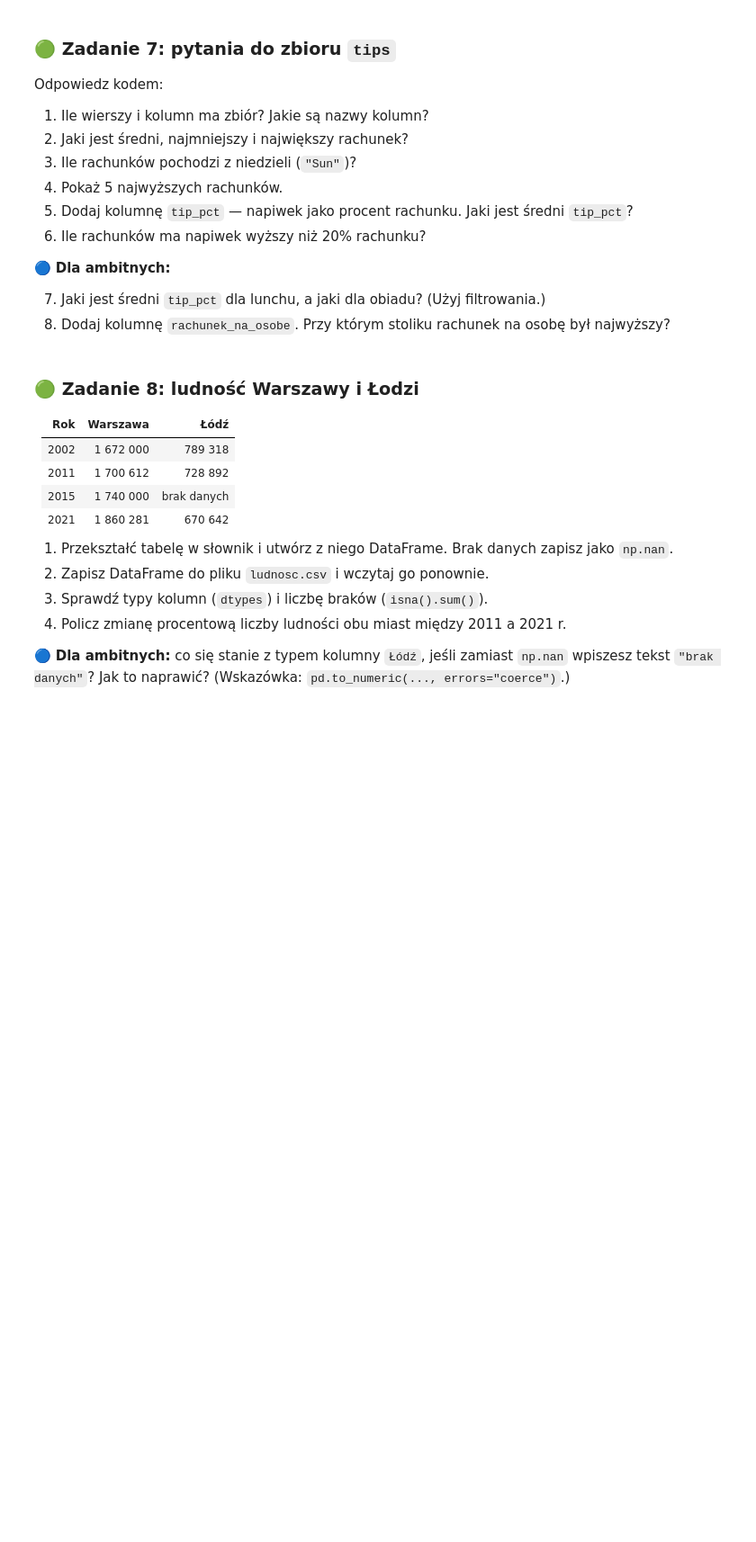
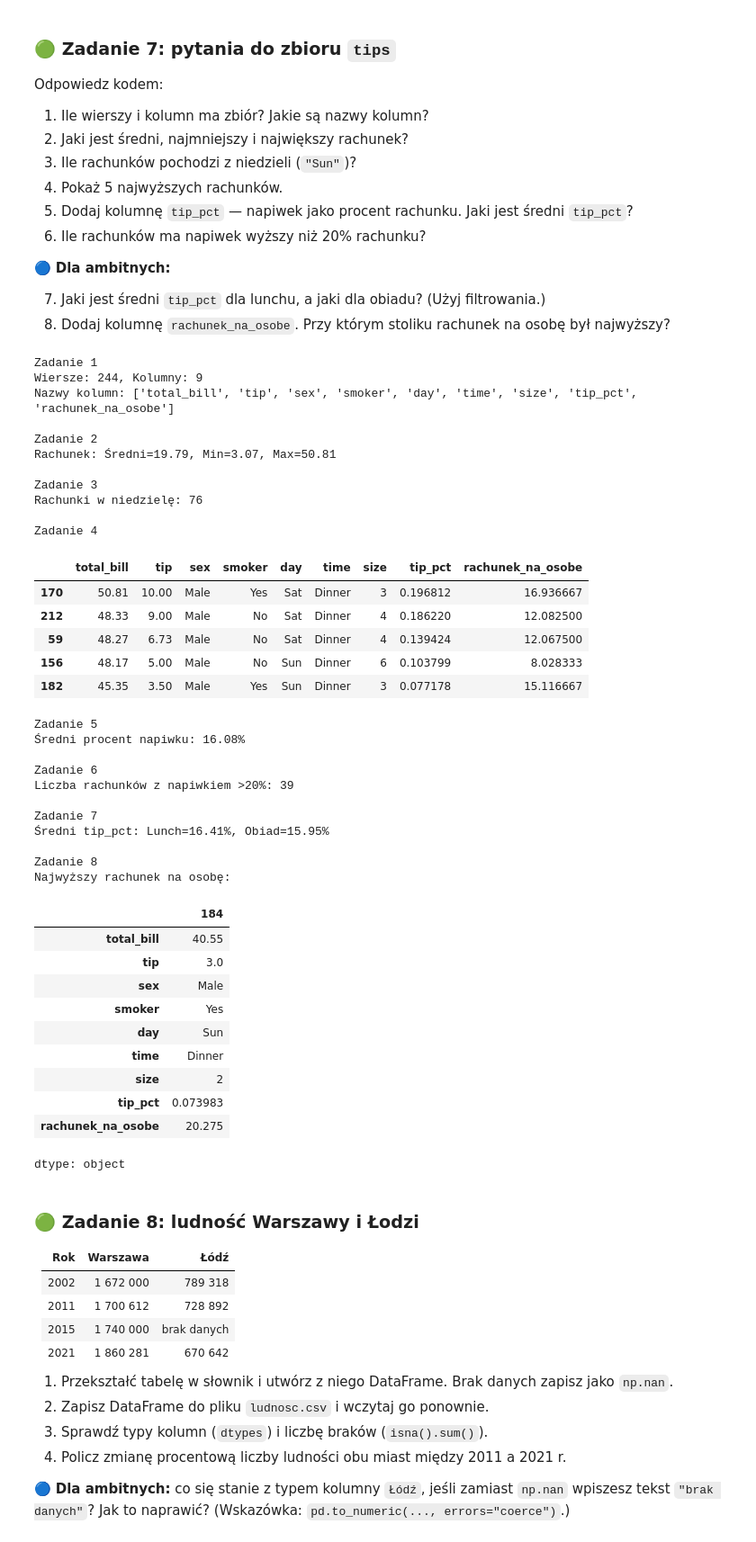
Before and after one commit to wUssopp/Eksploracja-Danych, a Jupyter notebook: ED_Lab1_python_do_analizy_danych.ipynb, the cells around one changed output. Shown at 90% size. Saved outputs shown, nothing was run; the diff lists cells and outputs as text; code cells hidden in the pictures; blank space fills up the shorter version.

```diff
--- a/ED_Lab1_python_do_analizy_danych.ipynb
+++ b/ED_Lab1_python_do_analizy_danych.ipynb
@@ -349,3 +619,77 @@ Odpowiedz kodem:
+# %%
+print("\nZadanie 1")
+print(f"Wiersze: {df.shape[0]}, Kolumny: {df.shape[1]}")
+print(f"Nazwy kolumn: {list(df.columns)}")
+
+print("\nZadanie 2")
+print(f"Rachunek: Średni={df['total_bill'].mean():.2f}, Min={df['total_bill'].min()}, Max={df['total_bill'].max()}")
+
+print("\nZadanie 3")
+ile_niedziela = (df["day"] == "Sun").sum()
+print(f"Rachunki w niedzielę: {ile_niedziela}")
+
+print("\nZadanie 4")
+najwyzsze_rachunki = df.nlargest(5, "total_bill")
+display(najwyzsze_rachunki)
+
+print("\nZadanie 5")
+df["tip_pct"] = df["tip"] / df["total_bill"]
+print(f"Średni procent napiwku: {df['tip_pct'].mean()*100:.2f}%")
+
+print("\nZadanie 6")
+ile_ponad_20 = (df["tip_pct"] > 0.20).sum()
+print(f"Liczba rachunków z napiwkiem >20%: {ile_ponad_20}")
+
+print("\nZadanie 7")
+srednia_lunch = df.loc[df["time"] == "Lunch", "tip_pct"].mean()
+srednia_obiad = df.loc[df["time"] == "Dinner", "tip_pct"].mean()
+print(f"Średni tip_pct: Lunch={srednia_lunch*100:.2f}%, Obiad={srednia_obiad*100:.2f}%")
+
+print("\nZadanie 8")
+df["rachunek_na_osobe"] = df["total_bill"] / df["size"]
+najwyzszy_stolik = df.loc[df["rachunek_na_osobe"].idxmax()]
+print("Najwyższy rachunek na osobę:")
+display(najwyzszy_stolik)
+# %% [output]
+Zadanie 1
+Wiersze: 244, Kolumny: 9
+Nazwy kolumn: ['total_bill', 'tip', 'sex', 'smoker', 'day', 'time', 'size', 'tip_pct', 'rachunek_na_osobe']
+
+Zadanie 2
+Rachunek: Średni=19.79, Min=3.07, Max=50.81
+
+Zadanie 3
+Rachunki w niedzielę: 76
+
+Zadanie 4
+|  | total_bill | tip | sex | smoker | day | time | size | tip_pct | rachunek_na_osobe |
+| 170 | 50.81 | 10.00 | Male | Yes | Sat | Dinner | 3 | 0.196812 | 16.936667 |
+| 212 | 48.33 | 9.00 | Male | No | Sat | Dinner | 4 | 0.186220 | 12.082500 |
+| 59 | 48.27 | 6.73 | Male | No | Sat | Dinner | 4 | 0.139424 | 12.067500 |
+| 156 | 48.17 | 5.00 | Male | No | Sun | Dinner | 6 | 0.103799 | 8.028333 |
+| 182 | 45.35 | 3.50 | Male | Yes | Sun | Dinner | 3 | 0.077178 | 15.116667 |
+Zadanie 5
+Średni procent napiwku: 16.08%
+
+Zadanie 6
+Liczba rachunków z napiwkiem >20%: 39
+
+Zadanie 7
+Średni tip_pct: Lunch=16.41%, Obiad=15.95%
+
+Zadanie 8
+Najwyższy rachunek na osobę:
+|  | 184 |
+| total_bill | 40.55 |
+| tip | 3.0 |
+| sex | Male |
+| smoker | Yes |
+| day | Sun |
+| time | Dinner |
+| size | 2 |
+| tip_pct | 0.073983 |
+| rachunek_na_osobe | 20.275 |
+dtype: object
 # %% [markdown]
 ### 🟢 Zadanie 8: ludność Warszawy i Łodzi
 
```
Also changed, not shown: parts of 39 cells of this notebook.
